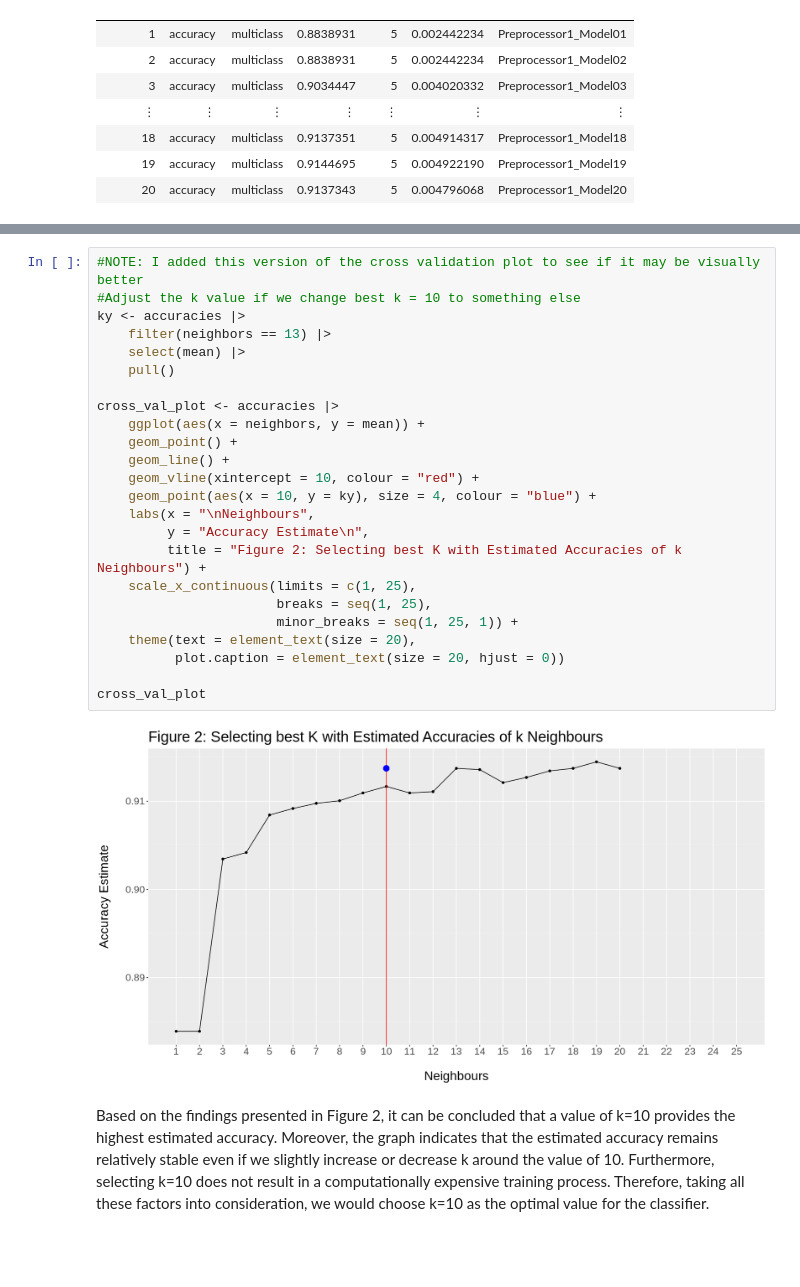
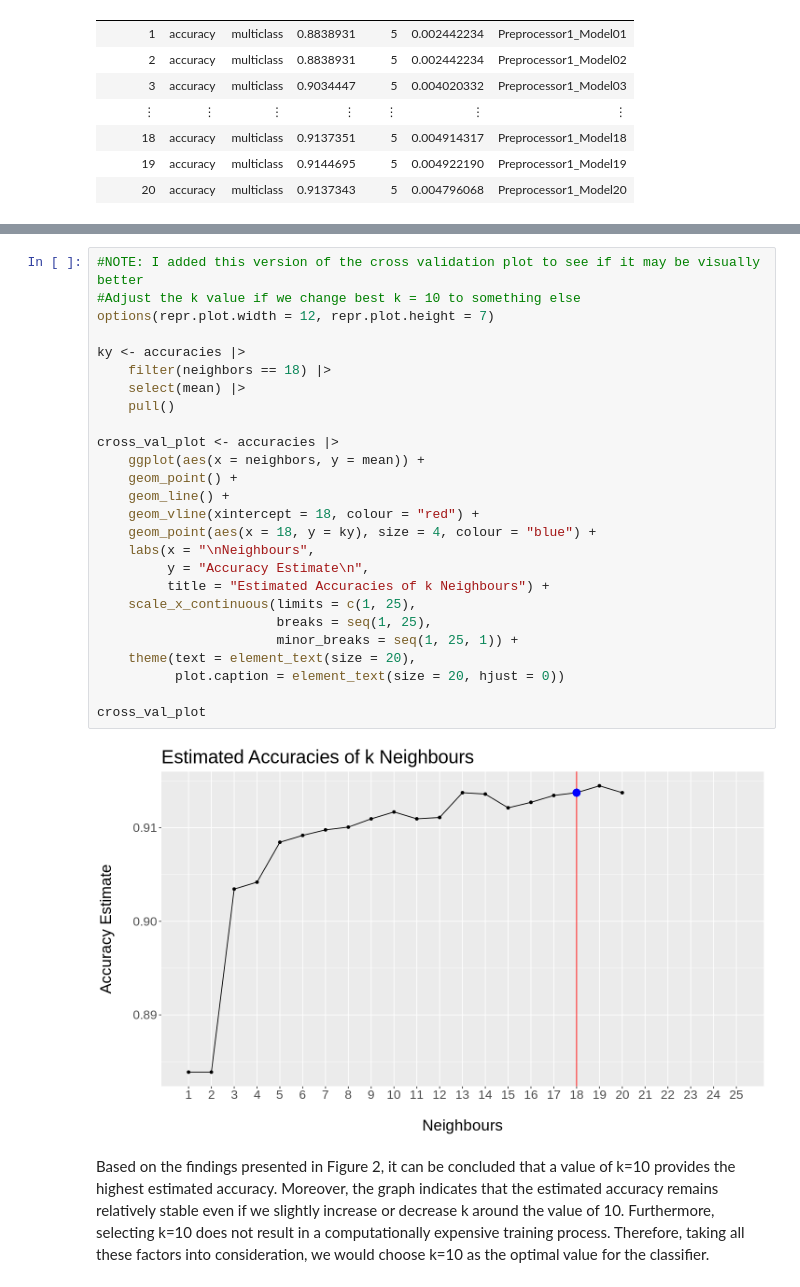
Before and after one commit to pranjali-22/DSCI100, a Jupyter notebook: Final Project.ipynb, the cells around one changed output, grey strips where cells are left out. Cells and saved outputs as stored; diff of their text form; blank space fills up the shorter version.

```diff
--- a/Final Project.ipynb
+++ b/Final Project.ipynb
@@ -325,29 +311,31 @@ accuracy_vs_k
 # %%
 #NOTE: I added this version of the cross validation plot to see if it may be visually better
 #Adjust the k value if we change best k = 10 to something else
+options(repr.plot.width = 12, repr.plot.height = 7)
+
 ky <- accuracies |>
-    filter(neighbors == 13) |>
+    filter(neighbors == 18) |>
     select(mean) |>
     pull()
 
 cross_val_plot <- accuracies |>
     ggplot(aes(x = neighbors, y = mean)) +
     geom_point() +
     geom_line() +
-    geom_vline(xintercept = 10, colour = "red") +
-    geom_point(aes(x = 10, y = ky), size = 4, colour = "blue") +
+    geom_vline(xintercept = 18, colour = "red") +
+    geom_point(aes(x = 18, y = ky), size = 4, colour = "blue") +
     labs(x = "\nNeighbours",
          y = "Accuracy Estimate\n",
-         title = "Figure 2: Selecting best K with Estimated Accuracies of k Neighbours") +
+         title = "Estimated Accuracies of k Neighbours") +
     scale_x_continuous(limits = c(1, 25),
                        breaks = seq(1, 25),
                        minor_breaks = seq(1, 25, 1)) +
     theme(text = element_text(size = 20),
           plot.caption = element_text(size = 20, hjust = 0))
 
 cross_val_plot
 # %% [output]
-[figure, old version]
+[figure, new version]
 # %% [markdown]
 Based on the findings presented in Figure 2, it can be concluded that a value of k=10 provides the highest estimated accuracy. Moreover, the graph indicates that the estimated accuracy remains relatively stable even if we slightly increase or decrease k around the value of 10. Furthermore, selecting k=10 does not result in a computationally expensive training process. Therefore, taking all these factors into consideration, we would choose k=10 as the optimal value for the classifier.
 # %%
```
Also changed, not shown: parts of 8 cells of this notebook.
